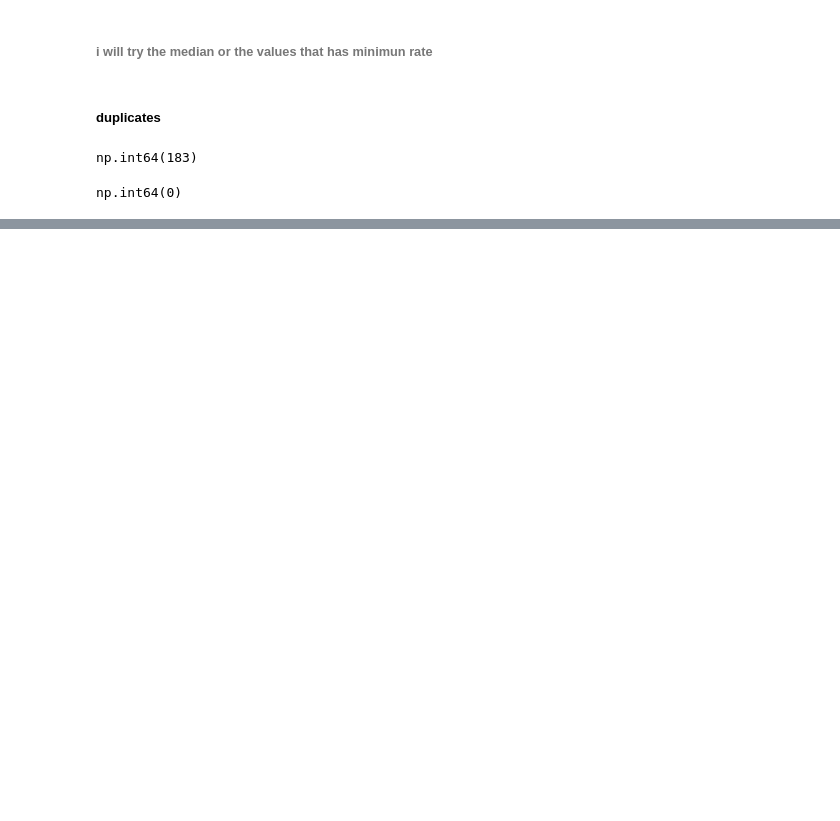
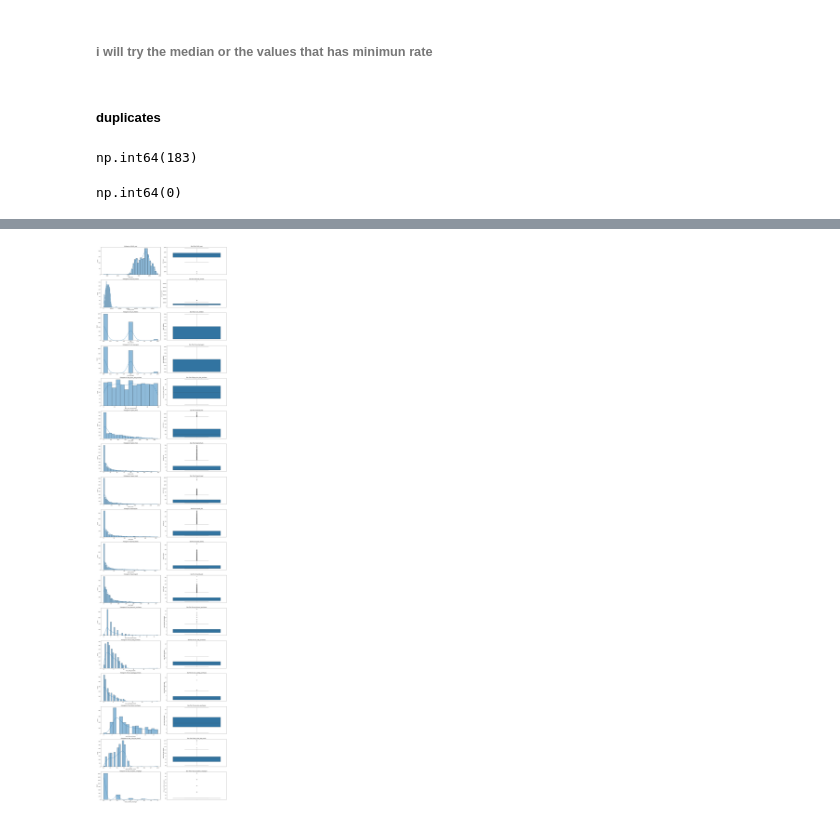
Before and after one commit to abdo-ghg/Retail-Buyer-Segmentation, a Jupyter notebook: project.ipynb, the cells around one changed output, grey strips where cells are left out. Saved outputs shown, nothing was run; the diff lists cells and outputs as text; code cells hidden in the pictures; blank space fills up the shorter version.

```diff
--- a/project.ipynb
+++ b/project.ipynb
@@ -16,7 +16,7 @@ warnings.filterwarnings('ignore')
 # %% [markdown]
 # Data Overview
 # %%
-df = pd.read_csv('Data\data.csv')
+df = pd.read_csv('Data/data.csv')
 # %%
 df.info()
 # %% [output]
@@ -160,0 +167,18 @@ np.int64(0)
+# %%
+numerical_cols = df.select_dtypes(include=np.number).columns
+
+plt.figure(figsize=(20, 5 * len(numerical_cols)))
+
+for i, col in enumerate(numerical_cols):
+    plt.subplot(len(numerical_cols), 2, 2*i + 1)
+    sns.histplot(df[col], kde=True)
+    plt.title(f'Histogram of {col}')
+
+    plt.subplot(len(numerical_cols), 2, 2*i + 2)
+    sns.boxplot(y=df[col])
+    plt.title(f'Box Plot of {col}')
+
+plt.tight_layout()
+plt.show()
+# %% [output]
+[figure, added]
```
Also changed, not shown: parts of 14 cells of this notebook.
